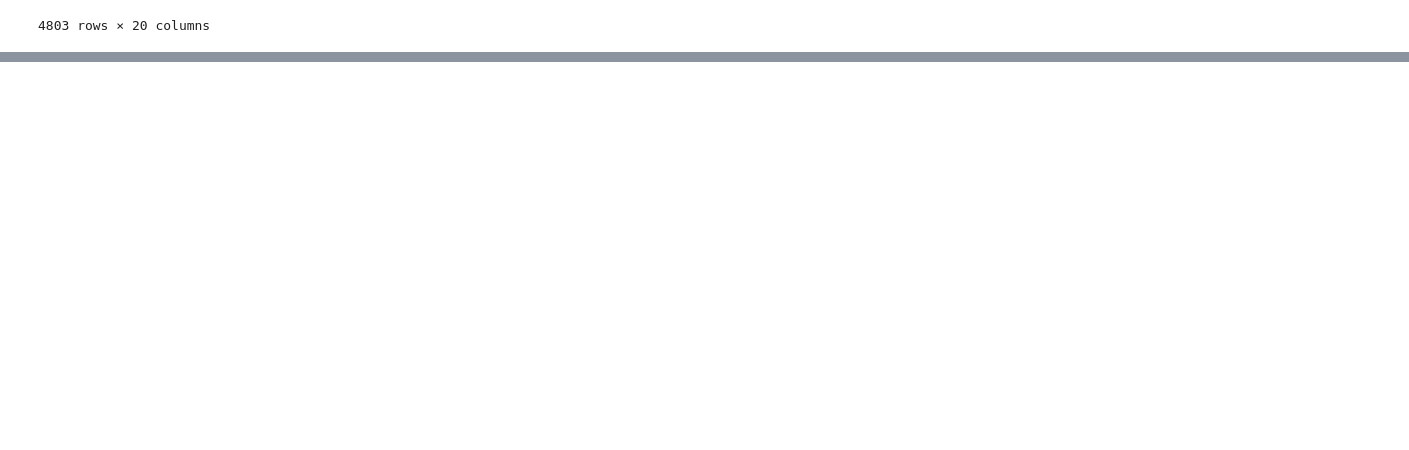
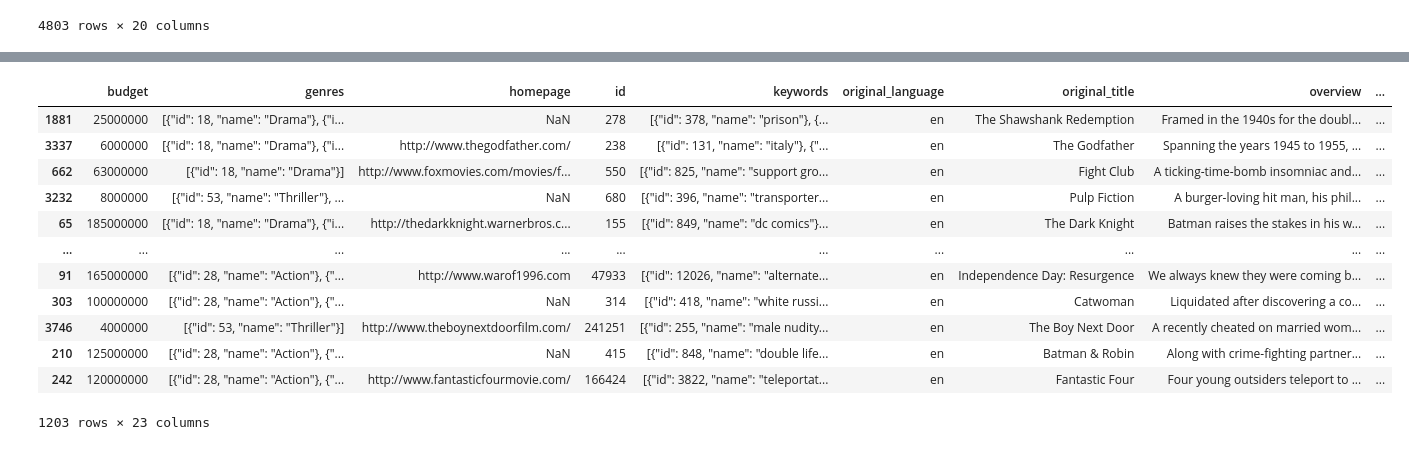
Before and after one commit to dong-hoon-lee/qwerty, a Jupyter notebook: bigcare/RS/rs_prac.ipynb, the cells around one changed output, grey strips where cells are left out. Cells and saved outputs as stored; diff of their text form; code cells hidden in the pictures; blank space fills up the shorter version.

```diff
--- a/bigcare/RS/rs_prac.ipynb
+++ b/bigcare/RS/rs_prac.ipynb
@@ -38,0 +132,17 @@ df_movies
+# %%
+q_movies = q_movies.sort_values('weighted_rating', ascending=False)
+q_movies
+# %% [output]
+|  | budget | genres | homepage | id | keywords | original_language | original_title | overview | ... |
+| 1881 | 25000000 | [{"id": 18, "name": "Drama"}, {"i... | NaN | 278 | [{"id": 378, "name": "prison"}, {... | en | The Shawshank Redemption | Framed in the 1940s for the doubl... | ... |
+| 3337 | 6000000 | [{"id": 18, "name": "Drama"}, {"i... | http://www.thegodfather.com/ | 238 | [{"id": 131, "name": "italy"}, {"... | en | The Godfather | Spanning the years 1945 to 1955, ... | ... |
+| 662 | 63000000 | [{"id": 18, "name": "Drama"}] | http://www.foxmovies.com/movies/f... | 550 | [{"id": 825, "name": "support gro... | en | Fight Club | A ticking-time-bomb insomniac and... | ... |
+| 3232 | 8000000 | [{"id": 53, "name": "Thriller"}, ... | NaN | 680 | [{"id": 396, "name": "transporter... | en | Pulp Fiction | A burger-loving hit man, his phil... | ... |
+| 65 | 185000000 | [{"id": 18, "name": "Drama"}, {"i... | http://thedarkknight.warnerbros.c... | 155 | [{"id": 849, "name": "dc comics"}... | en | The Dark Knight | Batman raises the stakes in his w... | ... |
+| ... | ... | ... | ... | ... | ... | ... | ... | ... | ... |
+| 91 | 165000000 | [{"id": 28, "name": "Action"}, {"... | http://www.warof1996.com | 47933 | [{"id": 12026, "name": "alternate... | en | Independence Day: Resurgence | We always knew they were coming b... | ... |
+| 303 | 100000000 | [{"id": 28, "name": "Action"}, {"... | NaN | 314 | [{"id": 418, "name": "white russi... | en | Catwoman | Liquidated after discovering a co... | ... |
+| 3746 | 4000000 | [{"id": 53, "name": "Thriller"}] | http://www.theboynextdoorfilm.com/ | 241251 | [{"id": 255, "name": "male nudity... | en | The Boy Next Door | A recently cheated on married wom... | ... |
+| 210 | 125000000 | [{"id": 28, "name": "Action"}, {"... | NaN | 415 | [{"id": 848, "name": "double life... | en | Batman & Robin | Along with crime-fighting partner... | ... |
+| 242 | 120000000 | [{"id": 28, "name": "Action"}, {"... | http://www.fantasticfourmovie.com/ | 166424 | [{"id": 3822, "name": "teleportat... | en | Fantastic Four | Four young outsiders teleport to ... | ... |
+1203 rows × 23 columns
```
Also changed, not shown: parts of 10 cells of this notebook.
